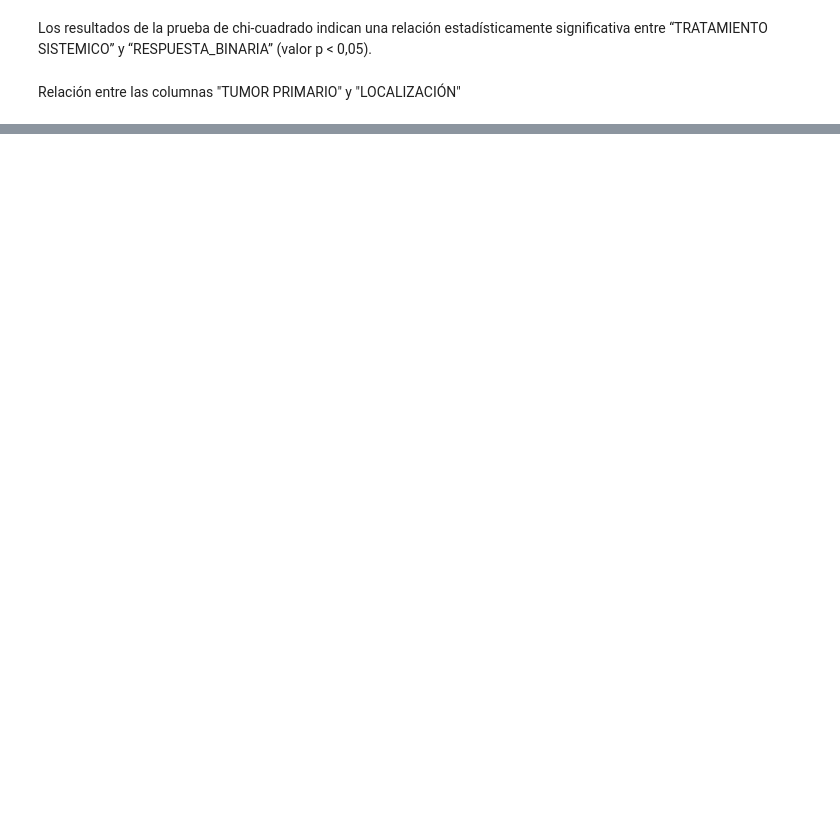
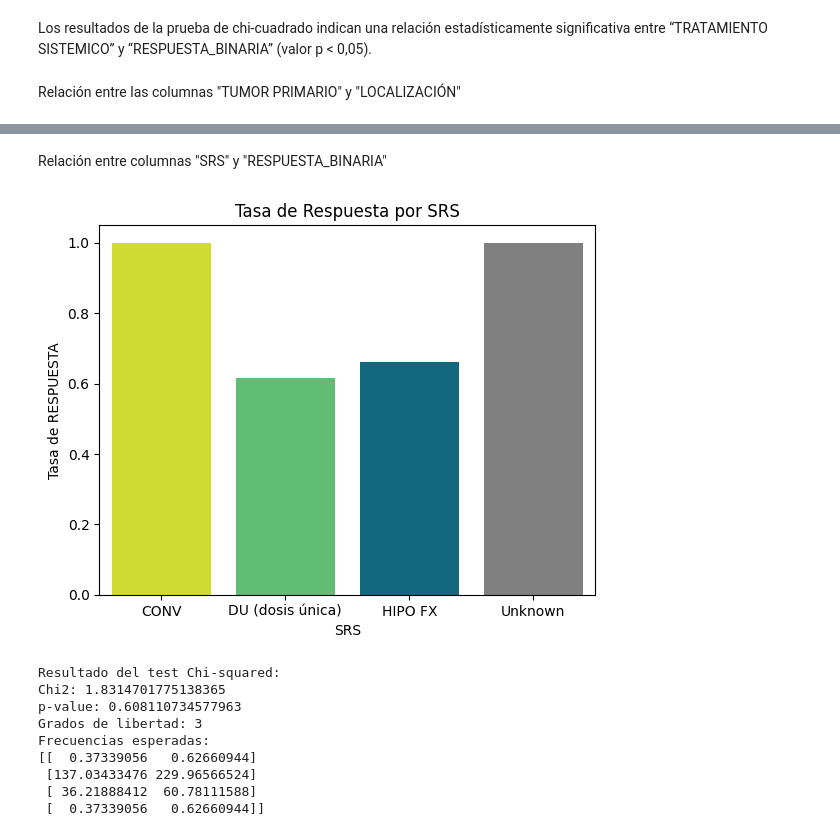
Before and after one commit to AngelTroncoso/TratamientoOncologico, a Jupyter notebook: Análisis_METS_OPS.ipynb, the cells around one changed output, grey strips where cells are left out. Drawn from its saved outputs; the diff is of its cells as text; code cells hidden in the pictures; blank space fills up the shorter version.

```diff
--- a/Análisis_METS_OPS.ipynb
+++ b/Análisis_METS_OPS.ipynb
@@ -335,3 +193,42 @@ El estadístico chi-cuadrado obtenido fue de 1242.1673 con un valor p < 0.05. Es
 
 Encontramos principalmente una relación de tumor primario en mama con la localización en lóbulo occipital, lóbulo parietal, lóbulo frontal y cerebelo.
 Además, otra relación importante es entre tumor primario en pulmón y localización en lóbulo frontal (con ayor incidencia en lóbulo frontal derecho respecto al izquierdo), lóbulo parietal, lóbulo occipital, lóbulo temporal y cerebelo.
+# %% [markdown]
+Relación entre columnas "SRS" y "RESPUESTA_BINARIA"
+# %%
+# Agrupar datos por 'SRS' y calcular la media de 'RESPUESTA_BINARIA'
+grouped_data = df.groupby('SRS')['RESPUESTA_BINARIA'].mean()
+
+# Realizar prueba de chi-cuadrado para evaluar la independencia
+contingency_table = pd.crosstab(df['SRS'], df['RESPUESTA_BINARIA'])
+chi2, p, dof, expected = stats.chi2_contingency(contingency_table)
+
+# Lista de colores personalizada (uno para cada barra)
+colors1 = ['#eaf816', '#50cd6d', '#007491', '#808080']
+
+# Visualizar gráfico
+sns.barplot(x=grouped_data.index, y=grouped_data.values, palette=colors1)
+
+plt.title('Tasa de Respuesta por SRS')
+plt.xlabel('SRS')
+plt.ylabel('Tasa de RESPUESTA')
+plt.show()
+
+# Mostrar resultados
+print('Resultado del test Chi-squared:')
+print('Chi2:', chi2)
+print('p-value:', p)
+print('Grados de libertad:', dof)
+print('Frecuencias esperadas:')
+print(expected)
+# %% [output]
+[figure, added]
+Resultado del test Chi-squared:
+Chi2: 1.8314701775138365
+p-value: 0.608110734577963
+Grados de libertad: 3
+Frecuencias esperadas:
+[[  0.37339056   0.62660944]
+ [137.03433476 229.96566524]
+ [ 36.21888412  60.78111588]
+ [  0.37339056   0.62660944]]
```
Also changed, not shown: parts of 29 cells of this notebook.
